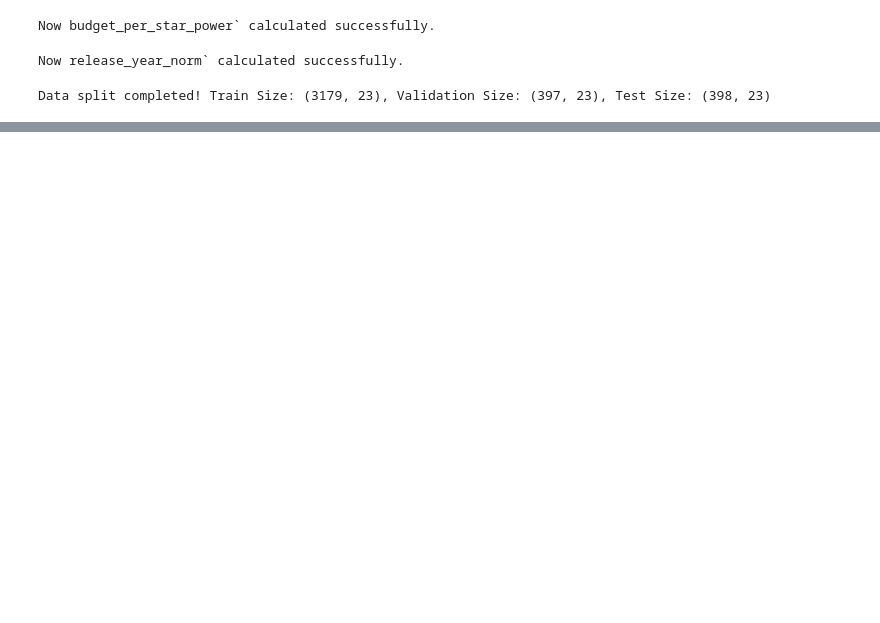
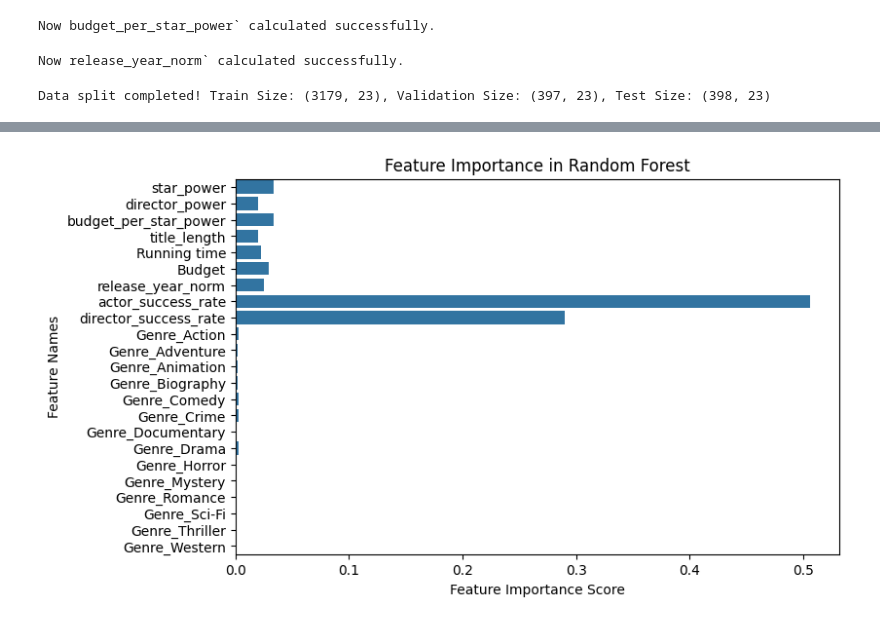
Before and after one commit to nn-andrew/CSEN281Project, a Jupyter notebook: movie_prediction.ipynb, the cells around one changed output, grey strips where cells are left out. Drawn from its saved outputs; the diff is of its cells as text; code cells hidden in the pictures; blank space fills up the shorter version.

```diff
--- a/movie_prediction.ipynb
+++ b/movie_prediction.ipynb
@@ -259,0 +268,14 @@ plt.show()
+# %%
+# The most important features
+feature_importances = best_rf_model.feature_importances_
+feature_names = X_train.columns
+
+# Show feature importance in graph
+plt.figure(figsize=(8,5))
+sns.barplot(x=feature_importances, y=feature_names)
+plt.xlabel("Feature Importance Score")
+plt.ylabel("Feature Names")
+plt.title("Feature Importance in Random Forest")
+plt.show()
+# %% [output]
+[figure, added]
```
Also changed, not shown: parts of 10 cells of this notebook.
